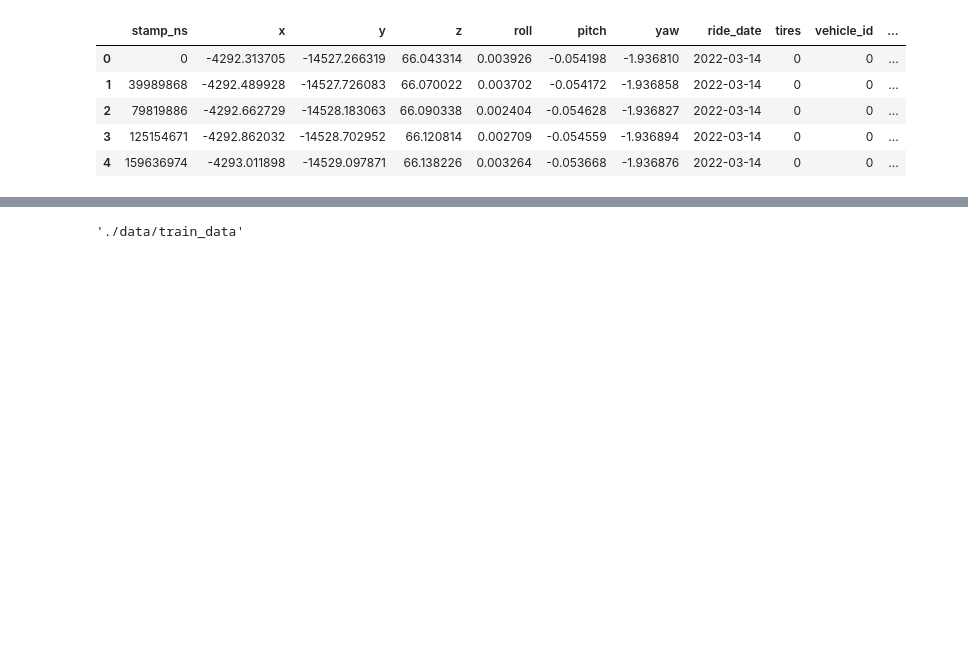
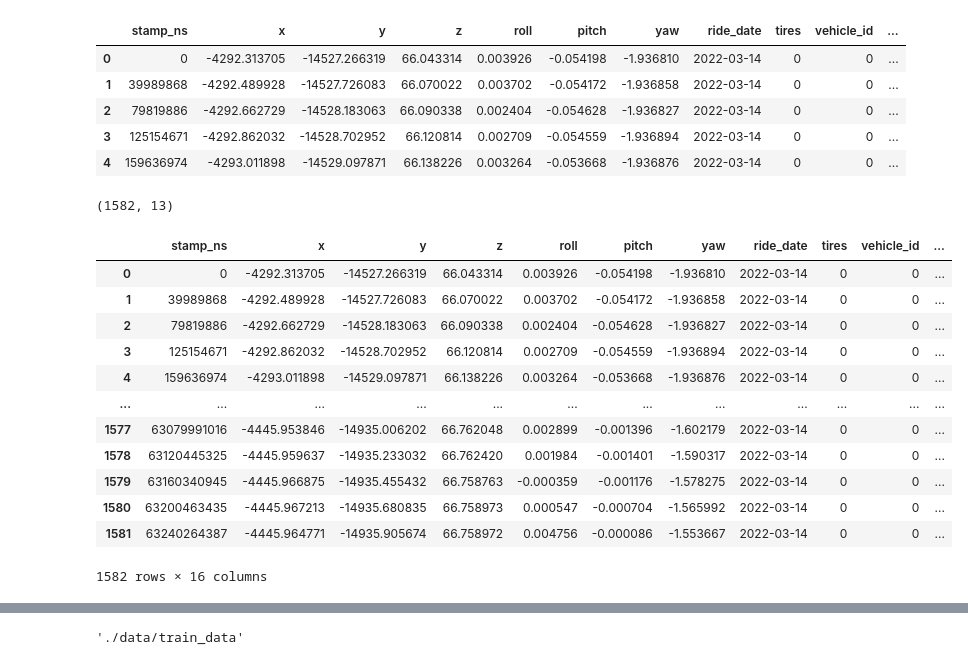
Before and after one commit to rvegrc/self_drive, a Jupyter notebook: self-driveing.ipynb, the cells around one changed output, grey strips where cells are left out. Drawn from its saved outputs; the diff is of its cells as text; code cells hidden in the pictures; blank space fills up the shorter version.

```diff
--- a/self-driveing.ipynb
+++ b/self-driveing.ipynb
@@ -205,3 +209,35 @@ loc_met.head()
 | 2 | 79819886 | -4292.662729 | -14528.183063 | 66.090338 | 0.002404 | -0.054628 | -1.936827 | 2022-03-14 | 0 | 0 | ... |
 | 3 | 125154671 | -4292.862032 | -14528.702952 | 66.120814 | 0.002709 | -0.054559 | -1.936894 | 2022-03-14 | 0 | 0 | ... |
 | 4 | 159636974 | -4293.011898 | -14529.097871 | 66.138226 | 0.003264 | -0.053668 | -1.936876 | 2022-03-14 | 0 | 0 | ... |
+# %%
+loc_met.shape
+# %% [output]
+(1582, 13)
+# %%
+loc_met_ctrl = loc_met.copy()
+# %%
+for i, stamp_lc in enumerate(loc_met_ctrl['stamp_ns']):
+    for n, stamp_ct in enumerate(control_temp['stamp_ns']):
+        if  n < len(control_temp['stamp_ns'])-1 and stamp_lc > stamp_ct and stamp_lc < control_temp['stamp_ns'][n+1]:
+            # print(i, n)
+            loc_met_ctrl.at[i, 'stamp_ns_control'] = control_temp['stamp_ns'][n]
+            loc_met_ctrl.at[i, 'acceleration_level'] = control_temp['acceleration_level'][n]
+            loc_met_ctrl.at[i, 'steering'] = control_temp['steering'][n]
+            break
+
+loc_met_ctrl.fillna(0, inplace=True)
+loc_met_ctrl
+# %% [output]
+|  | stamp_ns | x | y | z | roll | pitch | yaw | ride_date | tires | vehicle_id | ... |
+| 0 | 0 | -4292.313705 | -14527.266319 | 66.043314 | 0.003926 | -0.054198 | -1.936810 | 2022-03-14 | 0 | 0 | ... |
+| 1 | 39989868 | -4292.489928 | -14527.726083 | 66.070022 | 0.003702 | -0.054172 | -1.936858 | 2022-03-14 | 0 | 0 | ... |
+| 2 | 79819886 | -4292.662729 | -14528.183063 | 66.090338 | 0.002404 | -0.054628 | -1.936827 | 2022-03-14 | 0 | 0 | ... |
+| 3 | 125154671 | -4292.862032 | -14528.702952 | 66.120814 | 0.002709 | -0.054559 | -1.936894 | 2022-03-14 | 0 | 0 | ... |
+| 4 | 159636974 | -4293.011898 | -14529.097871 | 66.138226 | 0.003264 | -0.053668 | -1.936876 | 2022-03-14 | 0 | 0 | ... |
+| ... | ... | ... | ... | ... | ... | ... | ... | ... | ... | ... | ... |
+| 1577 | 63079991016 | -4445.953846 | -14935.006202 | 66.762048 | 0.002899 | -0.001396 | -1.602179 | 2022-03-14 | 0 | 0 | ... |
+| 1578 | 63120445325 | -4445.959637 | -14935.233032 | 66.762420 | 0.001984 | -0.001401 | -1.590317 | 2022-03-14 | 0 | 0 | ... |
+| 1579 | 63160340945 | -4445.966875 | -14935.455432 | 66.758763 | -0.000359 | -0.001176 | -1.578275 | 2022-03-14 | 0 | 0 | ... |
+| 1580 | 63200463435 | -4445.967213 | -14935.680835 | 66.758973 | 0.000547 | -0.000704 | -1.565992 | 2022-03-14 | 0 | 0 | ... |
+| 1581 | 63240264387 | -4445.964771 | -14935.905674 | 66.758972 | 0.004756 | -0.000086 | -1.553667 | 2022-03-14 | 0 | 0 | ... |
+1582 rows × 16 columns
```
Also changed, not shown: parts of 2 cells of this notebook.
